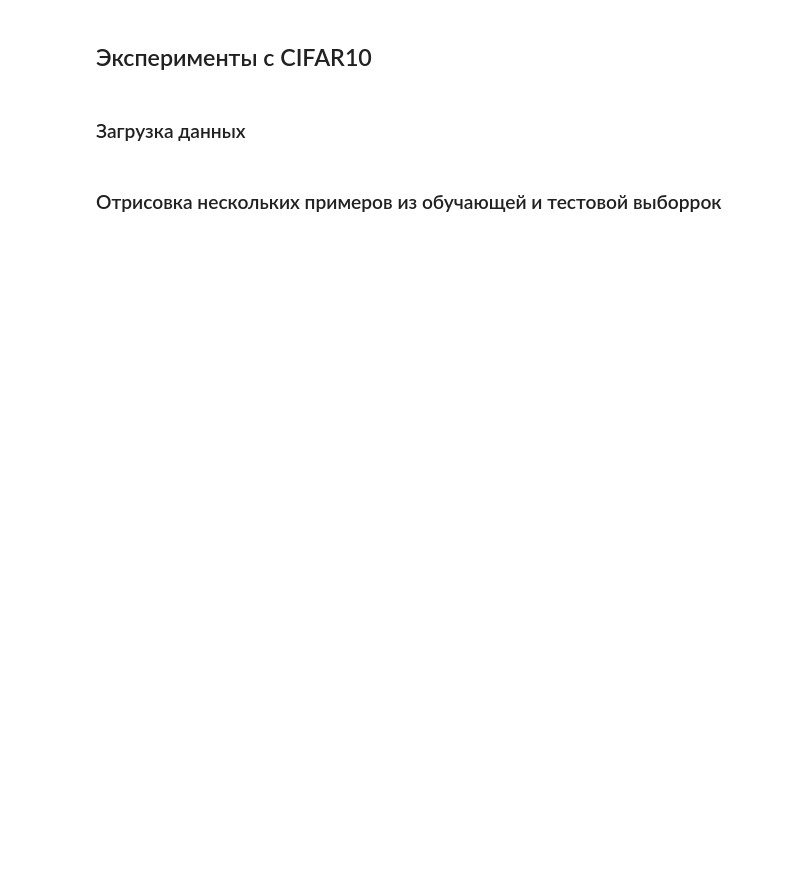
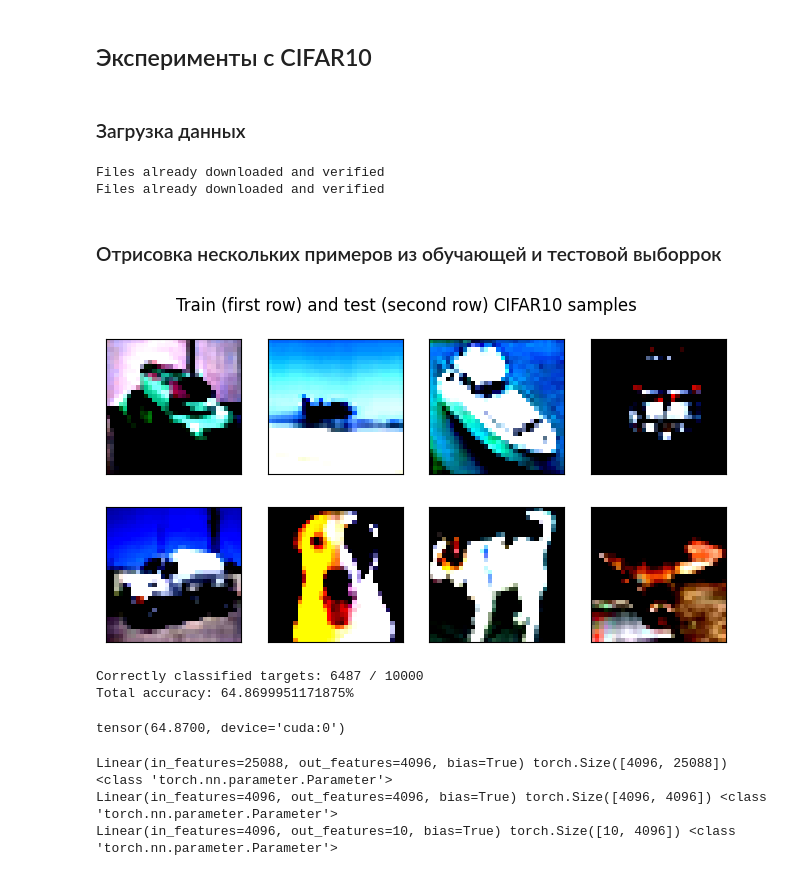
Before and after one commit to VasilyMozgovykh/nn_linear_compression, a Jupyter notebook: cur-experiments.ipynb, the cells around one changed output. Saved outputs shown, nothing was run; the diff lists cells and outputs as text; code cells hidden in the pictures; blank space fills up the shorter version.

```diff
--- a/cur-experiments.ipynb
+++ b/cur-experiments.ipynb
@@ -241 +218,6 @@ test_dataset = datasets.CIFAR10('.', train=False, download=True, transform=trans
+# %%
+train_dataset, test_dataset = prepare_dataset("CIFAR10")
+# %% [output]
+Files already downloaded and verified
+Files already downloaded and verified
 # %%
@@ -246,16 +232,18 @@ test_dataloader = torch.utils.data.DataLoader(test_dataset, batch_size=16, num_w
 # %%
 train_sample_ids = torch.randint(0, len(train_dataset), (4,))
 test_sample_ids = torch.randint(0, len(test_dataset), (4,))
 
 fig, ax = plt.subplots(2, 4, figsize=(8, 4))
-fig.suptitle("Train (first row) and test (second row) MNIST samples")
+fig.suptitle("Train (first row) and test (second row) CIFAR10 samples")
 
 for i, (train_id, test_id) in enumerate(zip(train_sample_ids, test_sample_ids)):
-    ax[0, i].imshow(train_dataset[train_id][0][0, ...], cmap="Greys")
-    ax[1, i].imshow(test_dataset[test_id][0][0, ...], cmap="Greys")
+    ax[0, i].imshow(train_dataset[train_id][0].permute(1, 2, 0))
+    ax[1, i].imshow(test_dataset[test_id][0].permute(1, 2, 0))
 
 for i, j in product(range(2), range(4)):
     ax[i, j].set_xticks([])
     ax[i, j].set_yticks([])
 
 plt.show()
+# %% [output]
+[figure, added]
@@ -264,3 +254,13 @@ train_and_test(vgg11c, 'MNIST', train_dataloader)
+# %%
+test_model(vgg11, test_dataloader, device=DEVICE)
+# %% [output]
+Correctly classified targets: 6487 / 10000
+Total accuracy: 64.8699951171875%
+tensor(64.8700, device='cuda:0')
 # %%
-compression_params, rest_results, parameters_num = evaluate(vgg11c)
+compression_params, test_accuracy, parameters_num = evaluate(vgg11, test_dataloader)
+# %% [output]
+Linear(in_features=25088, out_features=4096, bias=True) torch.Size([4096, 25088]) <class 'torch.nn.parameter.Parameter'>
+Linear(in_features=4096, out_features=4096, bias=True) torch.Size([4096, 4096]) <class 'torch.nn.parameter.Parameter'>
+Linear(in_features=4096, out_features=10, bias=True) torch.Size([10, 4096]) <class 'torch.nn.parameter.Parameter'>
 # %%
```
Also changed, not shown: parts of 15 cells of this notebook.
